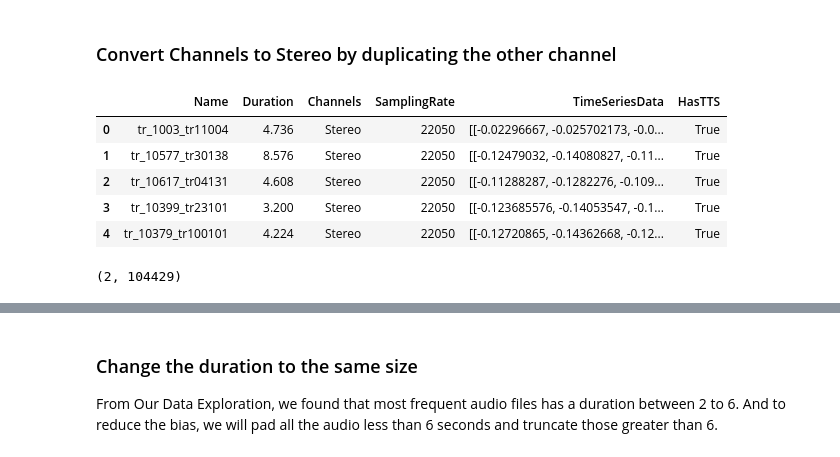
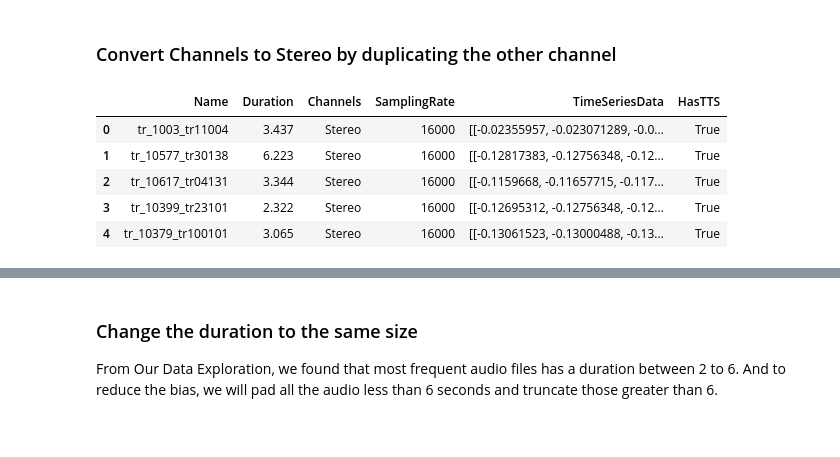
Before and after one commit to ItsDebol/AMH-STT, a Jupyter notebook: notebooks/AudioManipulation.ipynb, the cells around one changed output, grey strips where cells are left out. Saved outputs shown, nothing was run; the diff lists cells and outputs as text; code cells hidden in the pictures.

```diff
--- a/notebooks/AudioManipulation.ipynb
+++ b/notebooks/AudioManipulation.ipynb
@@ -56,39 +57,13 @@ vis.plot_series(df_train_audio_data.loc[0,"TimeSeriesData"])
 - ### Extract Features
 # %% [markdown]
 ### Convert Channels to Stereo by duplicating the other channel
-# %%
-def to_stereo(y,sr):
-    # if it isnot stereo
-    if (y.shape[0] != 2):
-      y = np.vstack((y, y))
-
-    return [y, sr]
-
-stereo_y = []
-stereo_sr = []
-channels = []
-for y,sr in zip(df_train_audio_data["TimeSeriesData"],df_train_audio_data["SamplingRate"]):
-  str_y = to_stereo(y,sr)
-  stereo_y.append(str_y[0])
-  stereo_sr.append(str_y[1])
-  if str_y[0].shape[0] == 1:
-    channels.append("Mono")
-  else:
-    channels.append("Stereo")
-#   S = librosa.stft(resized[0])
-#   resized_duration.append(librosa.get_duration(S=S, sr=sr))
-df_train_audio_data["TimeSeriesData"] = stereo_y
-df_train_audio_data["SamplingRate"] = stereo_sr
-df_train_audio_data["Channels"] = channels
-df_train_audio_data.head()
-# %% [output]
-|  | Name | Duration | Channels | SamplingRate | TimeSeriesData | HasTTS |
-| 0 | tr_1003_tr11004 | 4.736 | Stereo | 22050 | [[-0.02296667, -0.025702173, -0.0... | True |
-| 1 | tr_10577_tr30138 | 8.576 | Stereo | 22050 | [[-0.12479032, -0.14080827, -0.11... | True |
-| 2 | tr_10617_tr04131 | 4.608 | Stereo | 22050 | [[-0.11288287, -0.1282276, -0.109... | True |
-| 3 | tr_10399_tr23101 | 3.200 | Stereo | 22050 | [[-0.123685576, -0.14053547, -0.1... | True |
-| 4 | tr_10379_tr100101 | 4.224 | Stereo | 22050 | [[-0.12720865, -0.14362668, -0.12... | True |
-# %%
-df_train_audio_data.loc[0,"TimeSeriesData"].shape
-# %% [output]
-(2, 104429)
+# %%
+am_train.convert_stereo_audio()
+am_train.get_audio_info().head()
+# %% [output]
+|  | Name | Duration | Channels | SamplingRate | TimeSeriesData | HasTTS |
+| 0 | tr_1003_tr11004 | 3.437 | Stereo | 16000 | [[-0.02355957, -0.023071289, -0.0... | True |
+| 1 | tr_10577_tr30138 | 6.223 | Stereo | 16000 | [[-0.12817383, -0.12756348, -0.12... | True |
+| 2 | tr_10617_tr04131 | 3.344 | Stereo | 16000 | [[-0.1159668, -0.11657715, -0.117... | True |
+| 3 | tr_10399_tr23101 | 2.322 | Stereo | 16000 | [[-0.12695312, -0.12756348, -0.12... | True |
+| 4 | tr_10379_tr100101 | 3.065 | Stereo | 16000 | [[-0.13061523, -0.13000488, -0.13... | True |
```
Also changed, not shown: parts of 19 cells of this notebook.
